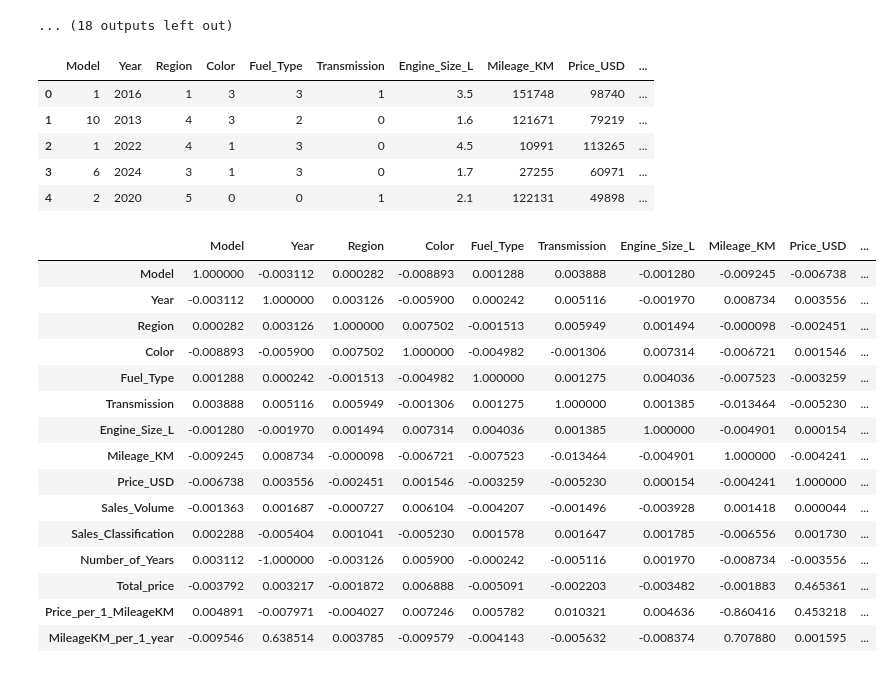
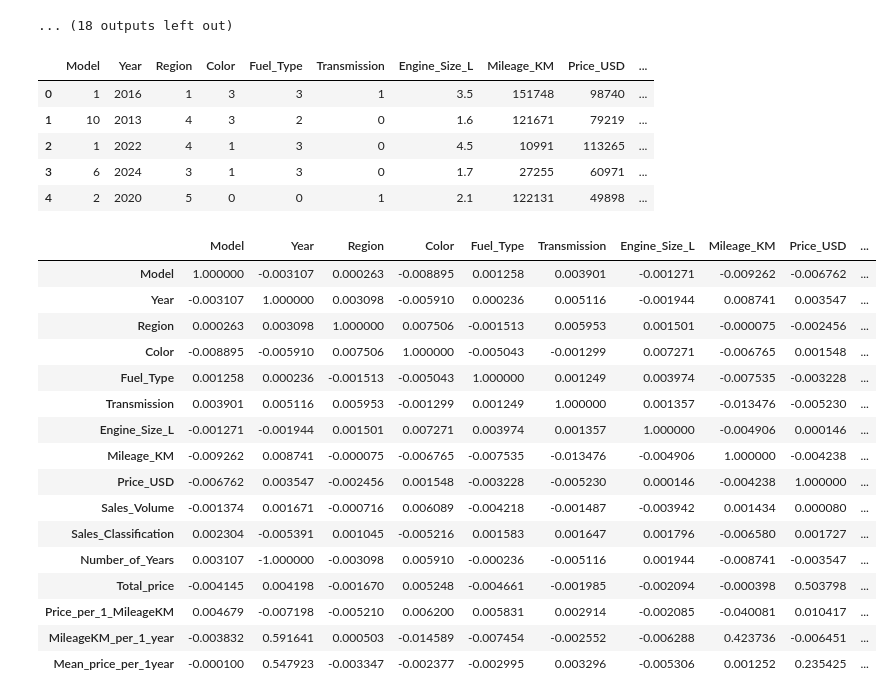
Before and after one commit to winner-nikita27/BMW, a Jupyter notebook: BMW.ipynb, the cells around one changed output. Cells and saved outputs as stored; diff of their text form; code cells hidden in the pictures.

```diff
--- a/BMW.ipynb
+++ b/BMW.ipynb
@@ -254,36 +261,37 @@ le_encoder(cat_col)
 #feature engineering
 df['Number_of_Years'] = 2025 - df['Year']
 df['Total_price'] = df['Price_USD'] * df['Sales_Volume']
-df['Price_per_1_MileageKM'] = df['Price_USD'] / df['Mileage_KM']
+df['Price_per_1_MileageKM'] = (df['Price_USD'] / df['Mileage_KM']).round(2)
 df['MileageKM_per_1_year'] = (df['Mileage_KM'] / df['Number_of_Years']).round(2)
+df['Mean_price_per_1year'] = df['Total_price'] // df['Number_of_Years']
+df.head()
+# %% [output]
+|  | Model | Year | Region | Color | Fuel_Type | Transmission | Engine_Size_L | Mileage_KM | Price_USD | ... |
+| 0 | 1 | 2016 | 1 | 3 | 3 | 1 | 3.5 | 151748 | 98740 | ... |
+| 1 | 10 | 2013 | 4 | 3 | 2 | 0 | 1.6 | 121671 | 79219 | ... |
+| 2 | 1 | 2022 | 4 | 1 | 3 | 0 | 4.5 | 10991 | 113265 | ... |
+| 3 | 6 | 2024 | 3 | 1 | 3 | 0 | 1.7 | 27255 | 60971 | ... |
+| 4 | 2 | 2020 | 5 | 0 | 0 | 1 | 2.1 | 122131 | 49898 | ... |
-# %%
-df.head()
-# %% [output]
-|  | Model | Year | Region | Color | Fuel_Type | Transmission | Engine_Size_L | Mileage_KM | Price_USD | ... |
-| 0 | 1 | 2016 | 1 | 3 | 3 | 1 | 3.5 | 151748 | 98740 | ... |
-| 1 | 10 | 2013 | 4 | 3 | 2 | 0 | 1.6 | 121671 | 79219 | ... |
-| 2 | 1 | 2022 | 4 | 1 | 3 | 0 | 4.5 | 10991 | 113265 | ... |
-| 3 | 6 | 2024 | 3 | 1 | 3 | 0 | 1.7 | 27255 | 60971 | ... |
-| 4 | 2 | 2020 | 5 | 0 | 0 | 1 | 2.1 | 122131 | 49898 | ... |
 # %%
-df.corr(method='spearman')
+df.corr()
 # %% [output]
 |  | Model | Year | Region | Color | Fuel_Type | Transmission | Engine_Size_L | Mileage_KM | Price_USD | ... |
-| Model | 1.000000 | -0.003112 | 0.000282 | -0.008893 | 0.001288 | 0.003888 | -0.001280 | -0.009245 | -0.006738 | ... |
-| Year | -0.003112 | 1.000000 | 0.003126 | -0.005900 | 0.000242 | 0.005116 | -0.001970 | 0.008734 | 0.003556 | ... |
-| Region | 0.000282 | 0.003126 | 1.000000 | 0.007502 | -0.001513 | 0.005949 | 0.001494 | -0.000098 | -0.002451 | ... |
-| Color | -0.008893 | -0.005900 | 0.007502 | 1.000000 | -0.004982 | -0.001306 | 0.007314 | -0.006721 | 0.001546 | ... |
-| Fuel_Type | 0.001288 | 0.000242 | -0.001513 | -0.004982 | 1.000000 | 0.001275 | 0.004036 | -0.007523 | -0.003259 | ... |
-| Transmission | 0.003888 | 0.005116 | 0.005949 | -0.001306 | 0.001275 | 1.000000 | 0.001385 | -0.013464 | -0.005230 | ... |
-| Engine_Size_L | -0.001280 | -0.001970 | 0.001494 | 0.007314 | 0.004036 | 0.001385 | 1.000000 | -0.004901 | 0.000154 | ... |
-| Mileage_KM | -0.009245 | 0.008734 | -0.000098 | -0.006721 | -0.007523 | -0.013464 | -0.004901 | 1.000000 | -0.004241 | ... |
-| Price_USD | -0.006738 | 0.003556 | -0.002451 | 0.001546 | -0.003259 | -0.005230 | 0.000154 | -0.004241 | 1.000000 | ... |
-| Sales_Volume | -0.001363 | 0.001687 | -0.000727 | 0.006104 | -0.004207 | -0.001496 | -0.003928 | 0.001418 | 0.000044 | ... |
-| Sales_Classification | 0.002288 | -0.005404 | 0.001041 | -0.005230 | 0.001578 | 0.001647 | 0.001785 | -0.006556 | 0.001730 | ... |
-| Number_of_Years | 0.003112 | -1.000000 | -0.003126 | 0.005900 | -0.000242 | -0.005116 | 0.001970 | -0.008734 | -0.003556 | ... |
-| Total_price | -0.003792 | 0.003217 | -0.001872 | 0.006888 | -0.005091 | -0.002203 | -0.003482 | -0.001883 | 0.465361 | ... |
-| Price_per_1_MileageKM | 0.004891 | -0.007971 | -0.004027 | 0.007246 | 0.005782 | 0.010321 | 0.004636 | -0.860416 | 0.453218 | ... |
-| MileageKM_per_1_year | -0.009546 | 0.638514 | 0.003785 | -0.009579 | -0.004143 | -0.005632 | -0.008374 | 0.707880 | 0.001595 | ... |
+| Model | 1.000000 | -0.003107 | 0.000263 | -0.008895 | 0.001258 | 0.003901 | -0.001271 | -0.009262 | -0.006762 | ... |
+| Year | -0.003107 | 1.000000 | 0.003098 | -0.005910 | 0.000236 | 0.005116 | -0.001944 | 0.008741 | 0.003547 | ... |
+| Region | 0.000263 | 0.003098 | 1.000000 | 0.007506 | -0.001513 | 0.005953 | 0.001501 | -0.000075 | -0.002456 | ... |
+| Color | -0.008895 | -0.005910 | 0.007506 | 1.000000 | -0.005043 | -0.001299 | 0.007271 | -0.006765 | 0.001548 | ... |
+| Fuel_Type | 0.001258 | 0.000236 | -0.001513 | -0.005043 | 1.000000 | 0.001249 | 0.003974 | -0.007535 | -0.003228 | ... |
+| Transmission | 0.003901 | 0.005116 | 0.005953 | -0.001299 | 0.001249 | 1.000000 | 0.001357 | -0.013476 | -0.005230 | ... |
+| Engine_Size_L | -0.001271 | -0.001944 | 0.001501 | 0.007271 | 0.003974 | 0.001357 | 1.000000 | -0.004906 | 0.000146 | ... |
+| Mileage_KM | -0.009262 | 0.008741 | -0.000075 | -0.006765 | -0.007535 | -0.013476 | -0.004906 | 1.000000 | -0.004238 | ... |
+| Price_USD | -0.006762 | 0.003547 | -0.002456 | 0.001548 | -0.003228 | -0.005230 | 0.000146 | -0.004238 | 1.000000 | ... |
+| Sales_Volume | -0.001374 | 0.001671 | -0.000716 | 0.006089 | -0.004218 | -0.001487 | -0.003942 | 0.001434 | 0.000080 | ... |
+| Sales_Classification | 0.002304 | -0.005391 | 0.001045 | -0.005216 | 0.001583 | 0.001647 | 0.001796 | -0.006580 | 0.001727 | ... |
+| Number_of_Years | 0.003107 | -1.000000 | -0.003098 | 0.005910 | -0.000236 | -0.005116 | 0.001944 | -0.008741 | -0.003547 | ... |
+| Total_price | -0.004145 | 0.004198 | -0.001670 | 0.005248 | -0.004661 | -0.001985 | -0.002094 | -0.000398 | 0.503798 | ... |
+| Price_per_1_MileageKM | 0.004679 | -0.007198 | -0.005210 | 0.006200 | 0.005831 | 0.002914 | -0.002085 | -0.040081 | 0.010417 | ... |
+| MileageKM_per_1_year | -0.003832 | 0.591641 | 0.000503 | -0.014589 | -0.007454 | -0.002552 | -0.006288 | 0.423736 | -0.006451 | ... |
+| Mean_price_per_1year | -0.000100 | 0.547923 | -0.003347 | -0.002377 | -0.002995 | 0.003296 | -0.005306 | 0.001252 | 0.235425 | ... |
 # %%
 correlation_matrix = df.corr()
 annot_kws = {"size": 5}
```
Also changed, not shown: parts of 15 cells of this notebook, 11 other files.
